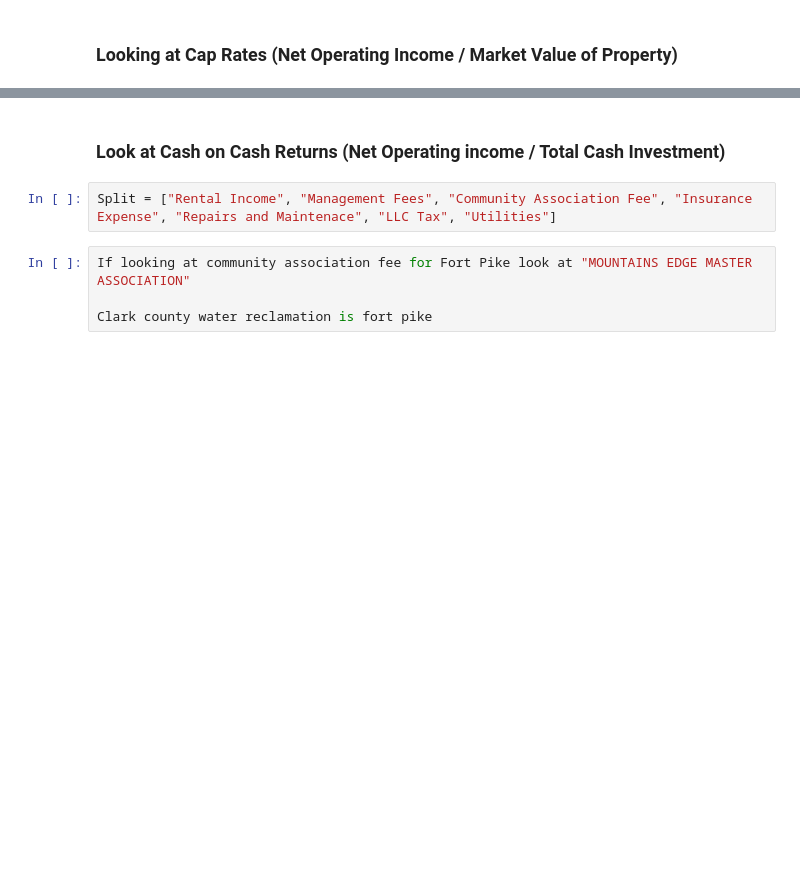
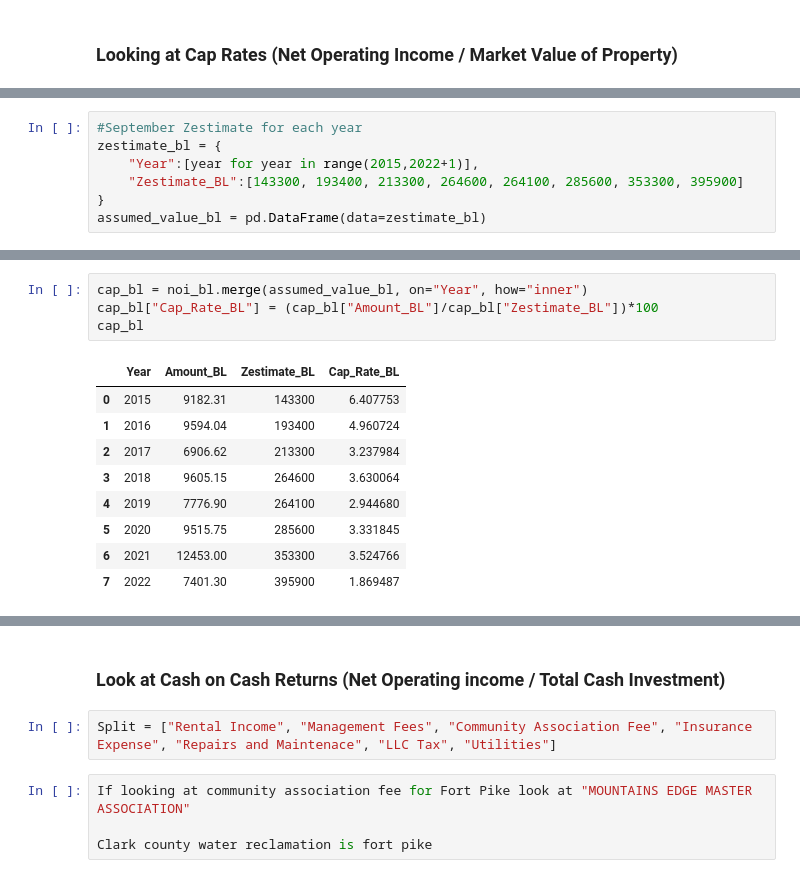
Before and after one commit to TysonTran/LV_Real_Estate, a Jupyter notebook: LV Real Estate Analysis.ipynb, the cells around one changed output, grey strips where cells are left out. Cells and saved outputs as stored; diff of their text form; blank space fills up the shorter version.

```diff
--- a/LV Real Estate Analysis.ipynb
+++ b/LV Real Estate Analysis.ipynb
@@ -298,0 +300,7 @@ prop
+# %%
+#September Zestimate for each year
+zestimate_bl = {
+    "Year":[year for year in range(2015,2022+1)],
+    "Zestimate_BL":[143300, 193400, 213300, 264600, 264100, 285600, 353300, 395900]
+}
+assumed_value_bl = pd.DataFrame(data=zestimate_bl)
@@ -298,0 +325,14 @@ prop
+# %%
+cap_bl = noi_bl.merge(assumed_value_bl, on="Year", how="inner")
+cap_bl["Cap_Rate_BL"] = (cap_bl["Amount_BL"]/cap_bl["Zestimate_BL"])*100
+cap_bl
+# %% [output]
+|  | Year | Amount_BL | Zestimate_BL | Cap_Rate_BL |
+| 0 | 2015 | 9182.31 | 143300 | 6.407753 |
+| 1 | 2016 | 9594.04 | 193400 | 4.960724 |
+| 2 | 2017 | 6906.62 | 213300 | 3.237984 |
+| 3 | 2018 | 9605.15 | 264600 | 3.630064 |
+| 4 | 2019 | 7776.90 | 264100 | 2.944680 |
+| 5 | 2020 | 9515.75 | 285600 | 3.331845 |
+| 6 | 2021 | 12453.00 | 353300 | 3.524766 |
+| 7 | 2022 | 7401.30 | 395900 | 1.869487 |
```
Also changed, not shown: parts of 7 cells of this notebook.
